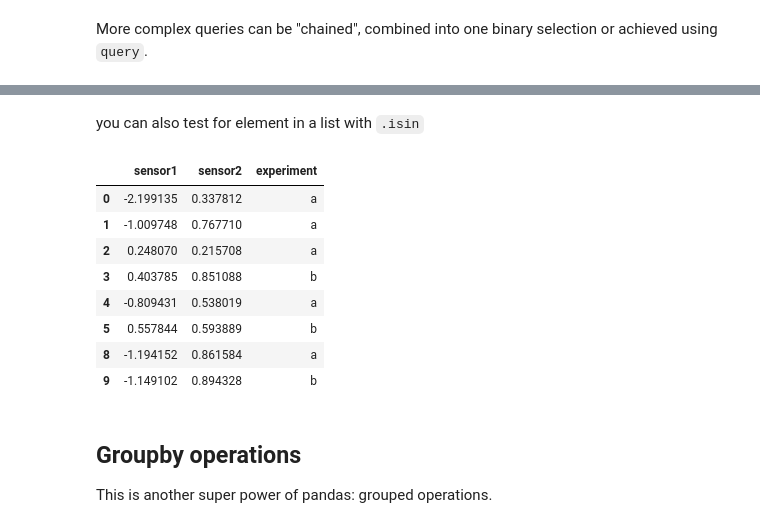
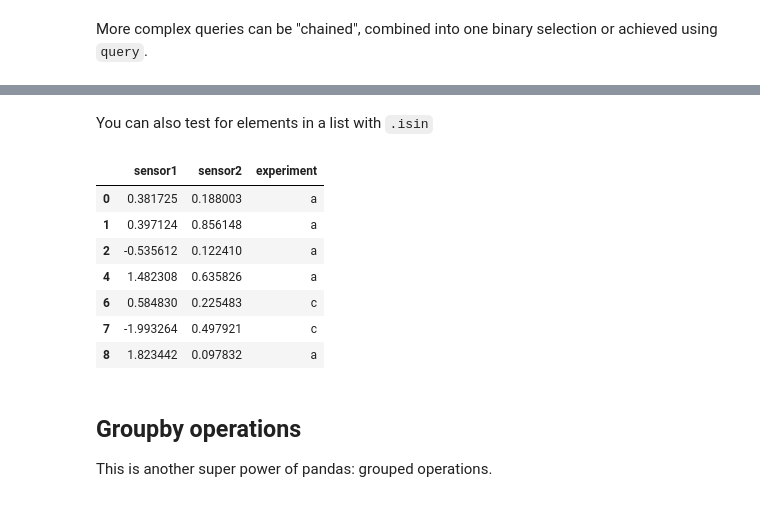
Before and after one commit to cwerner/kit_micmor_summerschool_2019, a Jupyter notebook: nbs/intro_03_pandas.ipynb, the cells around one changed output, grey strips where cells are left out. Saved outputs shown, nothing was run; the diff lists cells and outputs as text; code cells hidden in the pictures.

```diff
--- a/nbs/intro_03_pandas.ipynb
+++ b/nbs/intro_03_pandas.ipynb
@@ -331,18 +347,17 @@ df.query('experiment == "a" and sensor1 > -0.5 and sensor1 < 0.5')
 # %% [markdown]
-you can also test for element in a list with `.isin`
+You can also test for elements in a list with `.isin`
 # %%
-df[df.experiment.isin(['a','b'])]
-# this is actually the same as df[df.experiment != 'c'] in this case
+df[df.experiment.isin(['a','c'])]
+# this is actually the same as df[df.experiment != 'b'] in this case
 # %% [output]
 |  | sensor1 | sensor2 | experiment |
-| 0 | -2.199135 | 0.337812 | a |
-| 1 | -1.009748 | 0.767710 | a |
-| 2 | 0.248070 | 0.215708 | a |
-| 3 | 0.403785 | 0.851088 | b |
-| 4 | -0.809431 | 0.538019 | a |
-| 5 | 0.557844 | 0.593889 | b |
-| 8 | -1.194152 | 0.861584 | a |
-| 9 | -1.149102 | 0.894328 | b |
+| 0 | 0.381725 | 0.188003 | a |
+| 1 | 0.397124 | 0.856148 | a |
+| 2 | -0.535612 | 0.122410 | a |
+| 4 | 1.482308 | 0.635826 | a |
+| 6 | 0.584830 | 0.225483 | c |
+| 7 | -1.993264 | 0.497921 | c |
+| 8 | 1.823442 | 0.097832 | a |
 # %% [markdown]
 ## Groupby operations
 
```
Also changed, not shown: parts of 41 cells of this notebook, 2 other files.
